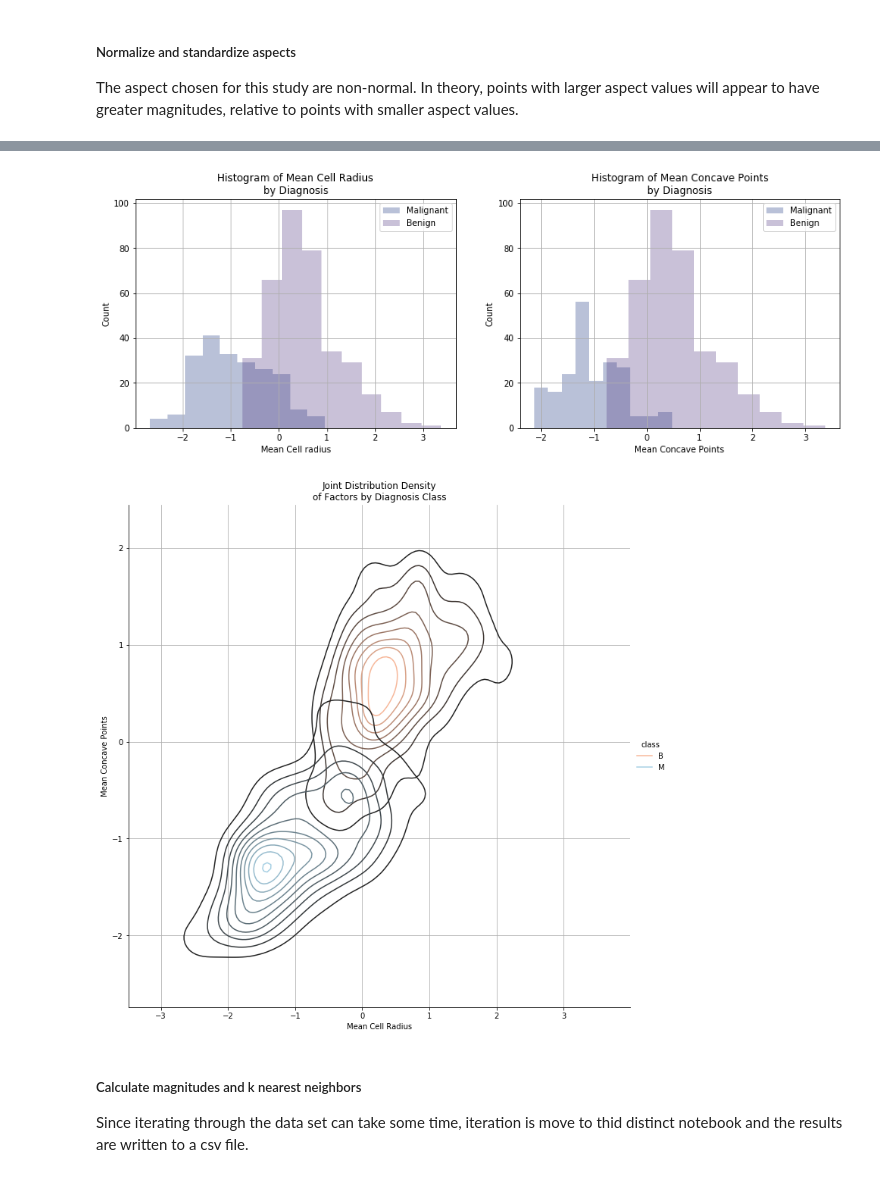
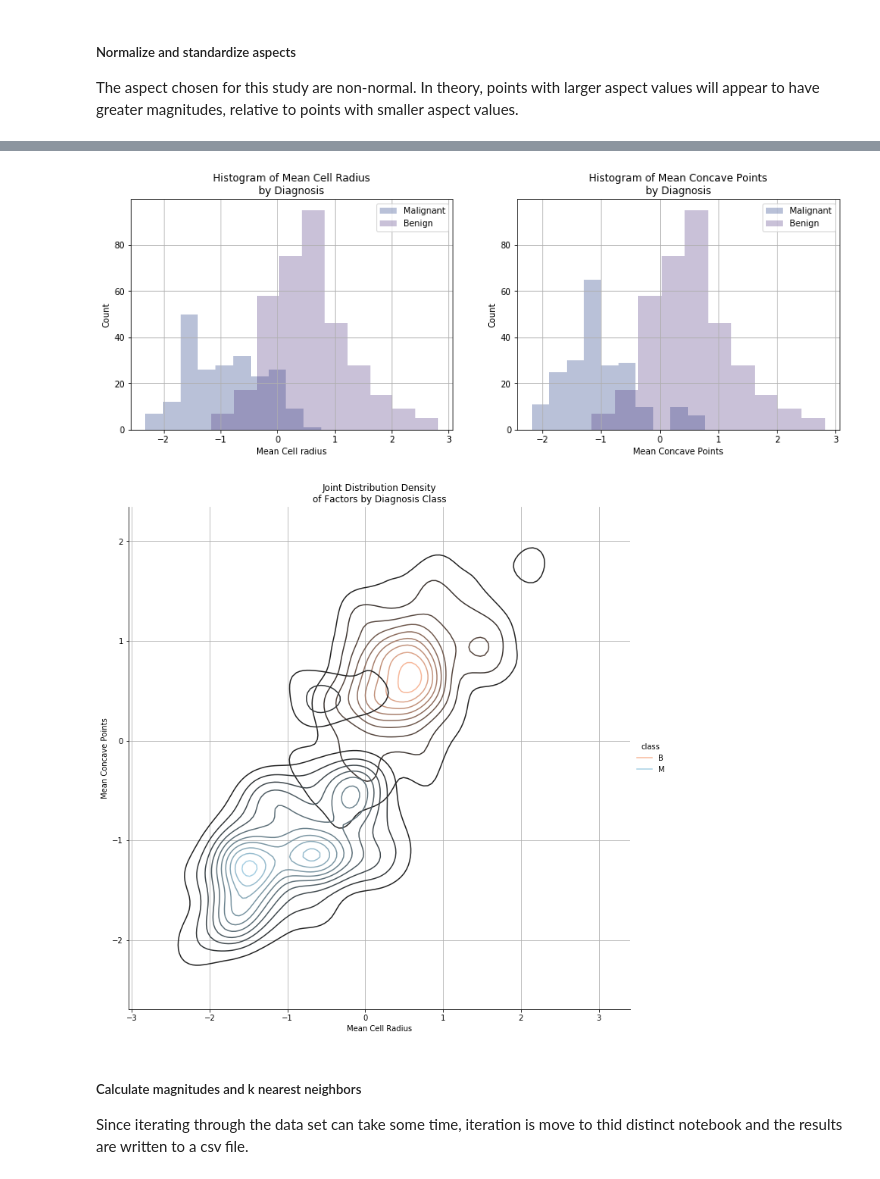
Before and after one commit to renategorham/ds-unit-03-lesson-01-project-01-knn, a Jupyter notebook: Data_setup.ipynb, the cells around one changed output, grey strips where cells are left out. Cells and saved outputs as stored; diff of their text form; code cells hidden in the pictures.

Commit message:
added test environment

```diff
--- a/Data_setup.ipynb
+++ b/Data_setup.ipynb
@@ -22,10 +22,11 @@ a = rc.csv_to_dict('data/wdbc.csv')
 # %% [markdown]
 ##### Split data set to train and test sets
 # %%
-train, test = tt.train_test(a,'diagnosis')
+c, d = tt.train_test(a,'diagnosis')
 # %% [markdown]
 ##### Normalize and standardize aspects
 The aspect chosen for this study are non-normal. In theory, points with larger aspect values will appear to have greater magnitudes, relative to points with smaller aspect values.
 # %%
-all_data, train, test = normalize.normalize(train, test, 'diagnosis',
+all_data, train, test = normalize.normalize(c, d, 'diagnosis',
                                   'mean_radius', 'mean_concave_points')
+all_data
@@ -32,5 +51,5 @@ all_data, train, test = normalize.normalize(train, test, 'diagnosis',
 # %%
-all_data =  df = pd.DataFrame(all_data, columns=['class', 'a1', 'a2',
+all_data = pd.DataFrame(all_data, columns=['class', 'a1', 'a2',
                              'a1_1', 'a2_1', 'a1_T', 'a2_T',
                              'aspect_1', 'aspect_2'])
 # %%
@@ -61,20 +80,20 @@ plt.legend()
 plt.grid()
 plt.show()
 # %% [output]
-[figure, old version]
+[figure, new version]
 # %%
 np.warnings.filterwarnings('ignore') #ignore warnings
 #seabon facetgrid and kernel density estimation(kde) plot
-g = sns.FacetGrid(df, hue='class', palette='RdBu', height=10)
+g = sns.FacetGrid(all_data, hue='class', palette='RdBu', height=10)
 g.map(sns.kdeplot, 'aspect_1', 'aspect_2')
 g.add_legend()
 plt.title('Joint Distribution Density\nof Factors by Diagnosis Class')
 plt.xlabel('Mean Cell Radius')
 plt.ylabel('Mean Concave Points')
 plt.grid()
 plt.show()
 # %% [output]
-[figure, old version]
+[figure, new version]
 # %% [markdown]
 ##### Calculate magnitudes and k nearest neighbors
 Since iterating through the data set can take some time, iteration is move to thid distinct notebook and the results are written to a csv file.
```
Also changed, not shown: parts of 2 cells of this notebook, 14 other files.
